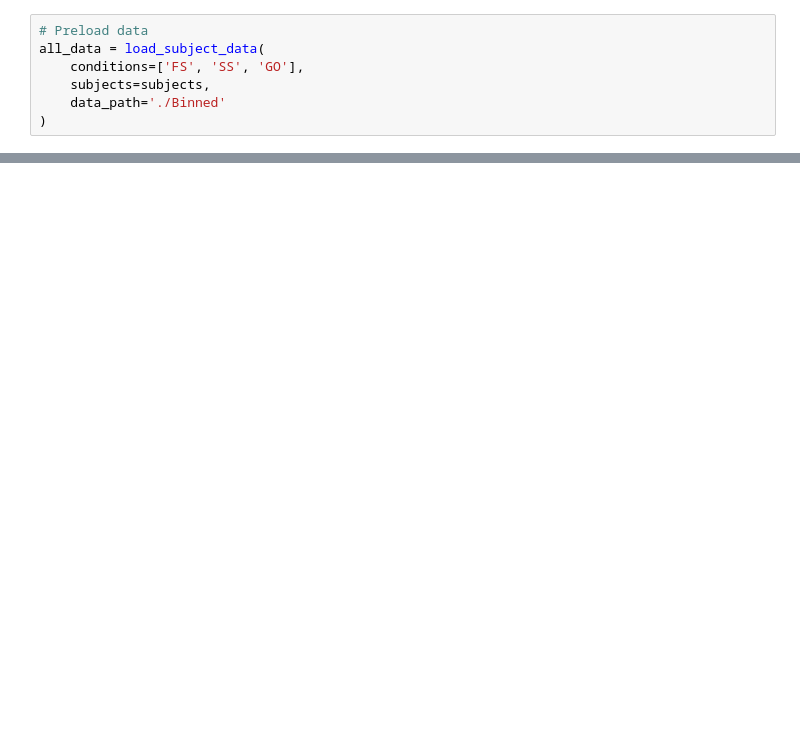
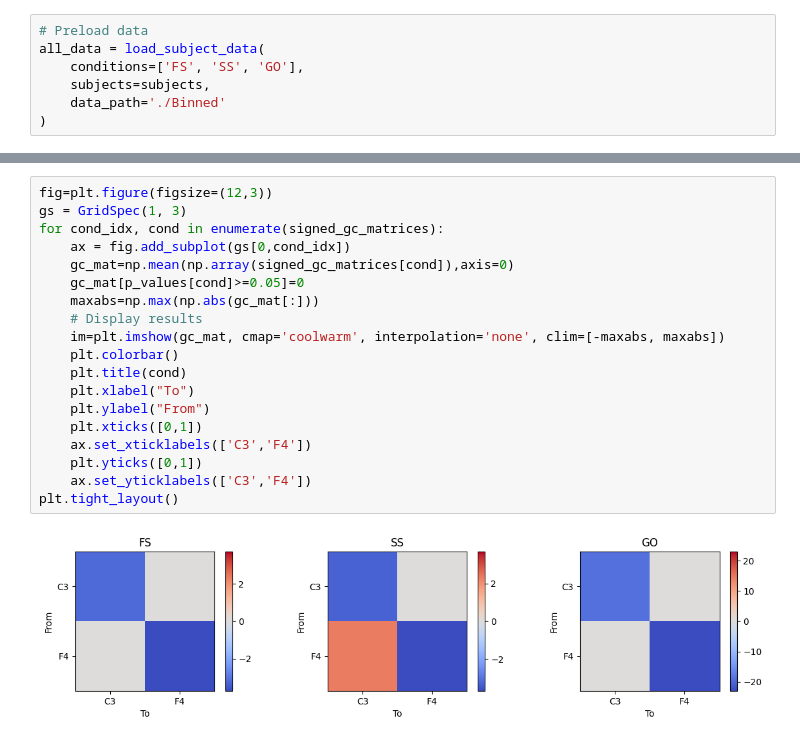
Before and after one commit to danclab/poisson_glm_granger, a Jupyter notebook: test_go_nogo.ipynb, the cells around one changed output, grey strips where cells are left out. Drawn from its saved outputs; the diff is of its cells as text; blank space fills up the shorter version.

```diff
--- a/test_go_nogo.ipynb
+++ b/test_go_nogo.ipynb
@@ -255,0 +277,21 @@ KeyboardInterrupt
+# %%
+fig=plt.figure(figsize=(12,3))
+gs = GridSpec(1, 3)
+for cond_idx, cond in enumerate(signed_gc_matrices):
+    ax = fig.add_subplot(gs[0,cond_idx])
+    gc_mat=np.mean(np.array(signed_gc_matrices[cond]),axis=0)
+    gc_mat[p_values[cond]>=0.05]=0
+    maxabs=np.max(np.abs(gc_mat[:]))
+    # Display results
+    im=plt.imshow(gc_mat, cmap='coolwarm', interpolation='none', clim=[-maxabs, maxabs])
+    plt.colorbar()
+    plt.title(cond)
+    plt.xlabel("To")
+    plt.ylabel("From")
+    plt.xticks([0,1])
+    ax.set_xticklabels(['C3','F4'])
+    plt.yticks([0,1])
+    ax.set_yticklabels(['C3','F4'])
+plt.tight_layout()
+# %% [output]
+[figure, added]
```
Also changed, not shown: parts of 8 cells of this notebook.
